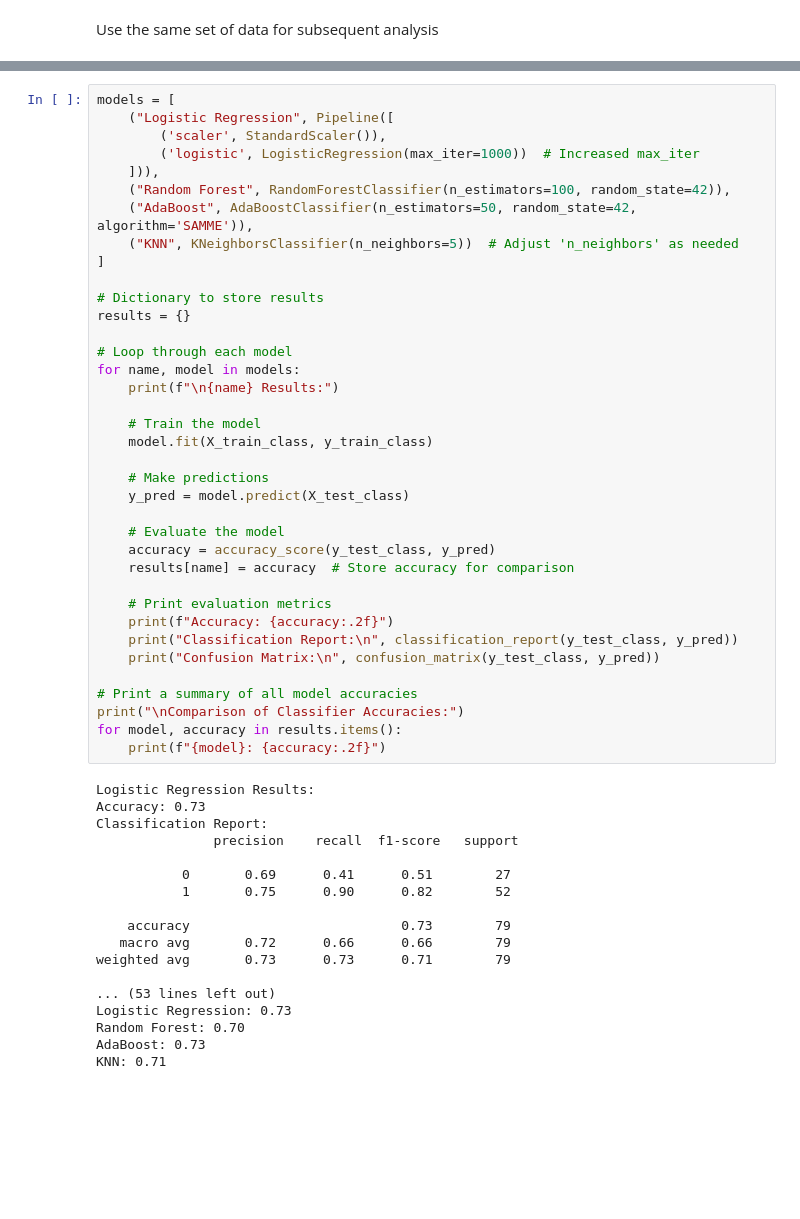
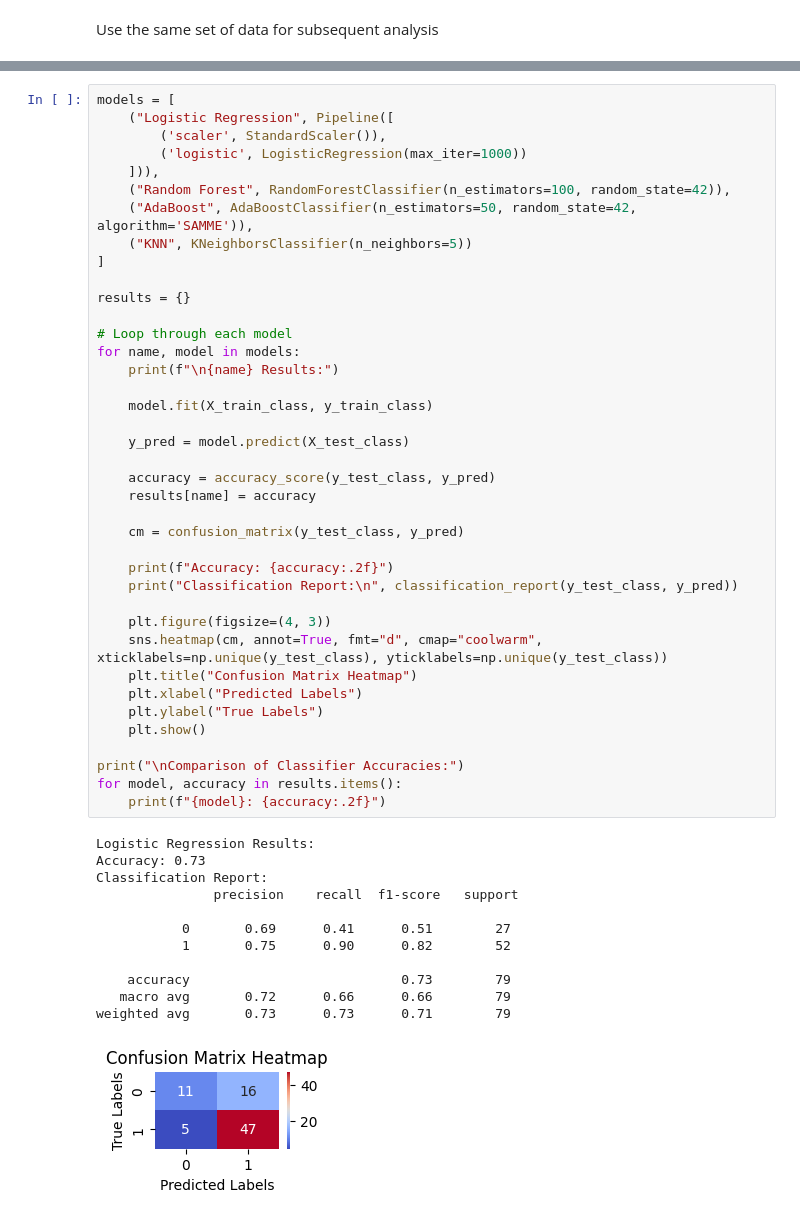
Before and after one commit to obaro/ml-intro, a Jupyter notebook: Final-StudentPerformance.ipynb, the cells around one changed output, grey strips where cells are left out. Cells and saved outputs as stored; diff of their text form; blank space fills up the shorter version.

```diff
--- a/Final-StudentPerformance.ipynb
+++ b/Final-StudentPerformance.ipynb
@@ -521,54 +501,51 @@ X_train_class, X_test_class, y_train_class, y_test_class = train_test_split(X_cl
 models = [
     ("Logistic Regression", Pipeline([
         ('scaler', StandardScaler()),
-        ('logistic', LogisticRegression(max_iter=1000))  # Increased max_iter
+        ('logistic', LogisticRegression(max_iter=1000))
     ])),
     ("Random Forest", RandomForestClassifier(n_estimators=100, random_state=42)),
     ("AdaBoost", AdaBoostClassifier(n_estimators=50, random_state=42, algorithm='SAMME')),
-    ("KNN", KNeighborsClassifier(n_neighbors=5))  # Adjust 'n_neighbors' as needed
+    ("KNN", KNeighborsClassifier(n_neighbors=5))
 ]
 
-# Dictionary to store results
 results = {}
 
 # Loop through each model
 for name, model in models:
     print(f"\n{name} Results:")
 
-    # Train the model
     model.fit(X_train_class, y_train_class)
 
-    # Make predictions
     y_pred = model.predict(X_test_class)
 
-    # Evaluate the model
     accuracy = accuracy_score(y_test_class, y_pred)
-    results[name] = accuracy  # Store accuracy for comparison
+    results[name] = accuracy
 
-    # Print evaluation metrics
+    cm = confusion_matrix(y_test_class, y_pred)
+
     print(f"Accuracy: {accuracy:.2f}")
     print("Classification Report:\n", classification_report(y_test_class, y_pred))
-    print("Confusion Matrix:\n", confusion_matrix(y_test_class, y_pred))
 
-# Print a summary of all model accuracies
+    plt.figure(figsize=(4, 3))
+    sns.heatmap(cm, annot=True, fmt="d", cmap="coolwarm", xticklabels=np.unique(y_test_class), yticklabels=np.unique(y_test_class))
+    plt.title("Confusion Matrix Heatmap")
+    plt.xlabel("Predicted Labels")
+    plt.ylabel("True Labels")
+    plt.show()
+
 print("\nComparison of Classifier Accuracies:")
 for model, accuracy in results.items():
     print(f"{model}: {accuracy:.2f}")
 # %% [output]
 Logistic Regression Results:
 Accuracy: 0.73
 Classification Report:
                precision    recall  f1-score   support
 
            0       0.69      0.41      0.51        27
            1       0.75      0.90      0.82        52
 
     accuracy                           0.73        79
    macro avg       0.72      0.66      0.66        79
 weighted avg       0.73      0.73      0.71        79
-
-... (53 lines left out)
-Logistic Regression: 0.73
-Random Forest: 0.70
-AdaBoost: 0.73
-KNN: 0.71
+[figure, added]
```
Also changed, not shown: parts of 22 cells of this notebook.
